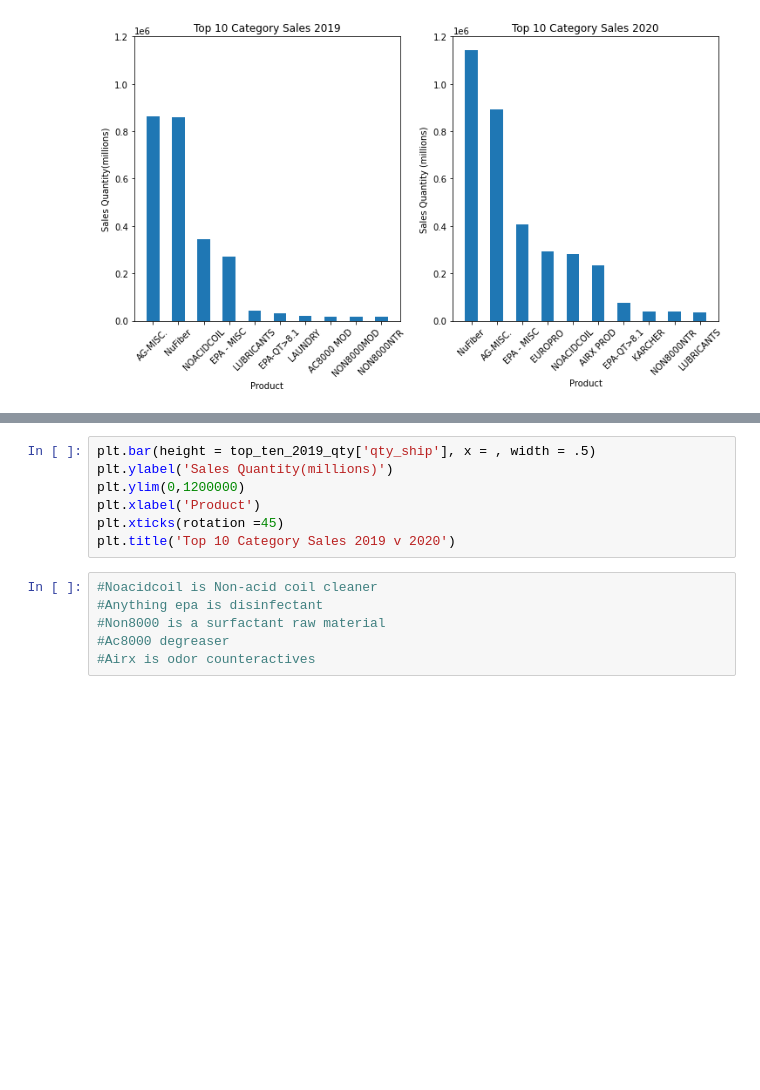
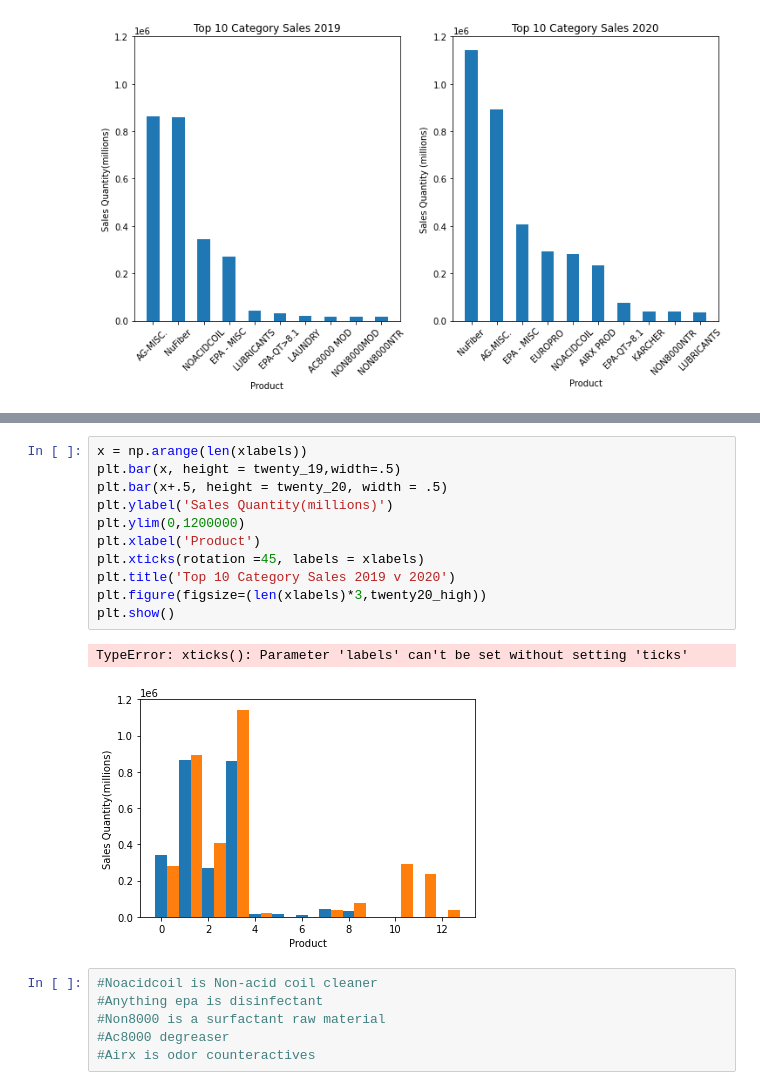
Before and after one commit to aadeba5/Project1, a Jupyter notebook: Nuance_Eric.ipynb, the cells around one changed output, grey strips where cells are left out. Saved outputs shown, nothing was run; the diff lists cells and outputs as text; blank space fills up the shorter version.

```diff
--- a/Nuance_Eric.ipynb
+++ b/Nuance_Eric.ipynb
@@ -168,10 +180,17 @@ merged_data
 # %%
-plt.bar(height = top_ten_2019_qty['qty_ship'], x = , width = .5)
+x = np.arange(len(xlabels))
+plt.bar(x, height = twenty_19,width=.5)
+plt.bar(x+.5, height = twenty_20, width = .5)
 plt.ylabel('Sales Quantity(millions)')
 plt.ylim(0,1200000)
 plt.xlabel('Product')
-plt.xticks(rotation =45)
+plt.xticks(rotation =45, labels = xlabels)
 plt.title('Top 10 Category Sales 2019 v 2020')
+plt.figure(figsize=(len(xlabels)*3,twenty20_high))
+plt.show()
+# %% [output]
+TypeError: xticks(): Parameter 'labels' can't be set without setting 'ticks'
+[figure, added]
 # %%
 #Noacidcoil is Non-acid coil cleaner
 #Anything epa is disinfectant
```
Also changed, not shown: parts of 3 cells of this notebook.
